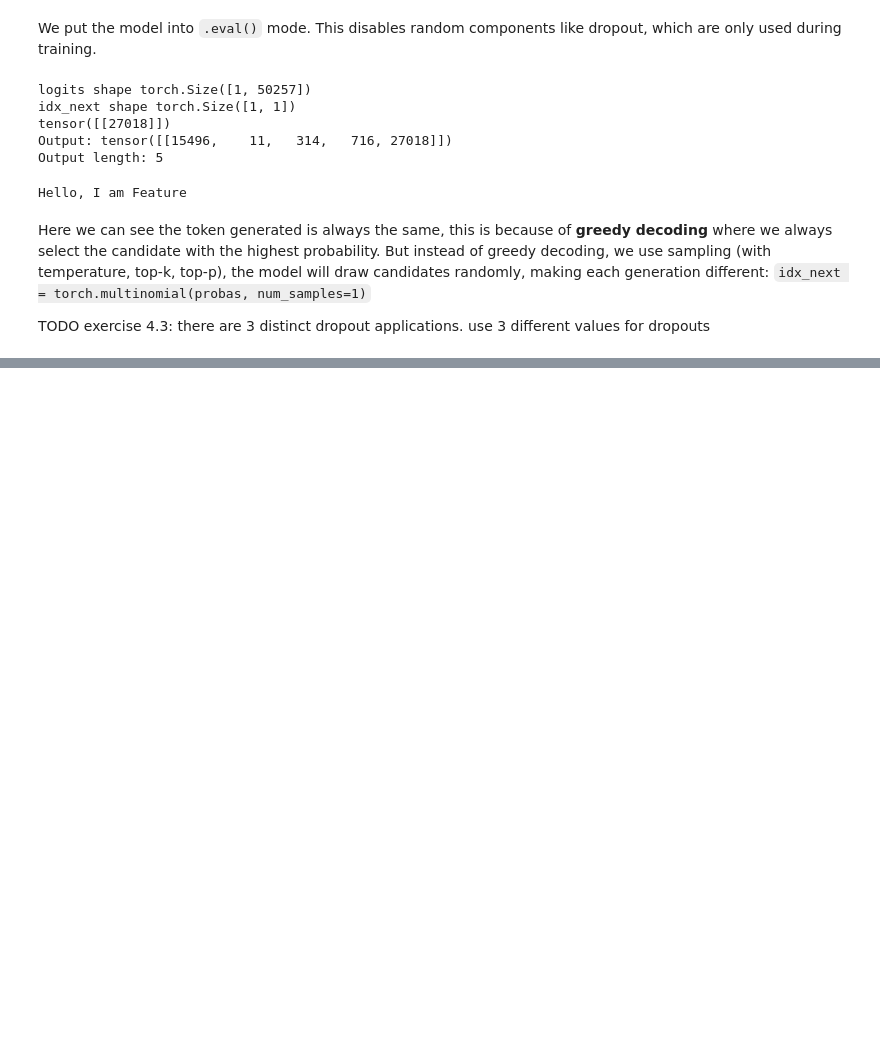
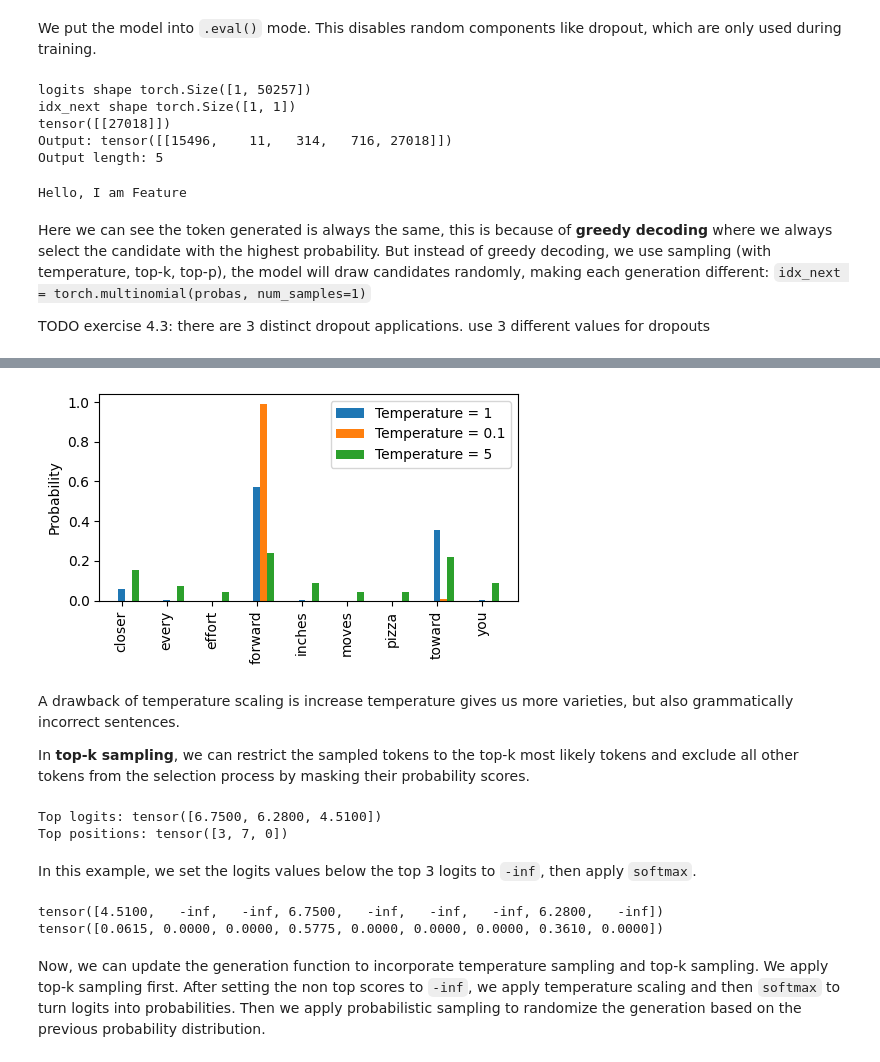
Before and after one commit to zzehli/study-notes, a Jupyter notebook: ml/llm-from-scratch.ipynb, the cells around one changed output, grey strips where cells are left out. Cells and saved outputs as stored; diff of their text form; code cells hidden in the pictures; blank space fills up the shorter version.

```diff
--- a/ml/llm-from-scratch.ipynb
+++ b/ml/llm-from-scratch.ipynb
@@ -1416,0 +2024,19 @@ TODO exercise 4.3: there are 3 distinct dropout applications. use 3 different va
+# %%
+vocab = {
+    "closer": 0,
+    "every": 1,
+    "effort": 2,
+    "forward": 3,
+    "inches": 4,
+    "moves": 5,
+    "pizza": 6,
+    "toward": 7,
+    "you": 8,
+}
+inverse_vocab = {v: k for k, v in vocab.items()}
+next_token_logits = torch.tensor(
+    [4.51, 0.89, -1.90, 6.75, 1.63, -1.62, -1.89, 6.28, 1.79]
+)
+probas = torch.softmax(next_token_logits, dim=0)
+next_token_id = torch.argmax(probas).item()
+print(inverse_vocab[next_token_id])
@@ -1416,0 +2078,61 @@ TODO exercise 4.3: there are 3 distinct dropout applications. use 3 different va
+# %%
+def softmax_with_temperature(logits, temperature):
+    scaled_logits = logits / temperature
+    return torch.softmax(scaled_logits, dim=0)
+
+
+# Temperature values
+temperatures = [1, 0.1, 5]  # Original, higher confidence, and lower confidence
+
+# Calculate scaled probabilities
+scaled_probas = [softmax_with_temperature(next_token_logits, T) for T in temperatures]
+
+# Plotting
+x = torch.arange(len(vocab))
+bar_width = 0.15
+
+fig, ax = plt.subplots(figsize=(5, 3))
+for i, T in enumerate(temperatures):
+    rects = ax.bar(
+        x + i * bar_width, scaled_probas[i], bar_width, label=f"Temperature = {T}"
+    )
+
+ax.set_ylabel("Probability")
+ax.set_xticks(x)
+ax.set_xticklabels(vocab.keys(), rotation=90)
+ax.legend()
+
+plt.tight_layout()
+plt.savefig("temperature-plot.pdf")
+plt.show()
+# %% [output]
+[figure, added]
+# %% [markdown]
+A drawback of temperature scaling is increase temperature gives us more varieties, but also grammatically incorrect sentences.
+
+In **top-k sampling**, we can restrict the sampled tokens to the top-k most likely tokens and exclude all other tokens from the selection process by masking their probability scores.
+# %%
+top_k = 3
+top_logits, top_pos = torch.topk(next_token_logits, top_k)
+print("Top logits:", top_logits)
+print("Top positions:", top_pos)
+# %% [output]
+Top logits: tensor([6.7500, 6.2800, 4.5100])
+Top positions: tensor([3, 7, 0])
+# %% [markdown]
+In this example, we set the logits values below the top 3 logits to `-inf`, then apply `softmax`.
+# %%
+new_logits = torch.where(
+    condition=next_token_logits < top_logits[-1],
+    input=torch.tensor(float("-inf")),
+    other=next_token_logits,
+)
+
+print(new_logits)
+topk_probas = torch.softmax(new_logits, dim=0)
+print(topk_probas)
+# %% [output]
+tensor([4.5100,   -inf,   -inf, 6.7500,   -inf,   -inf,   -inf, 6.2800,   -inf])
+tensor([0.0615, 0.0000, 0.0000, 0.5775, 0.0000, 0.0000, 0.0000, 0.3610, 0.0000])
+# %% [markdown]
+Now, we can update the generation function to incorporate temperature sampling and top-k sampling. We apply top-k sampling first. After setting the non top scores to `-inf`, we apply temperature scaling and then `softmax` to turn logits into probabilities. Then we apply probabilistic sampling to randomize the generation based on the previous probability distribution.
```
Also changed, not shown: parts of 67 cells of this notebook, 3 other files.
